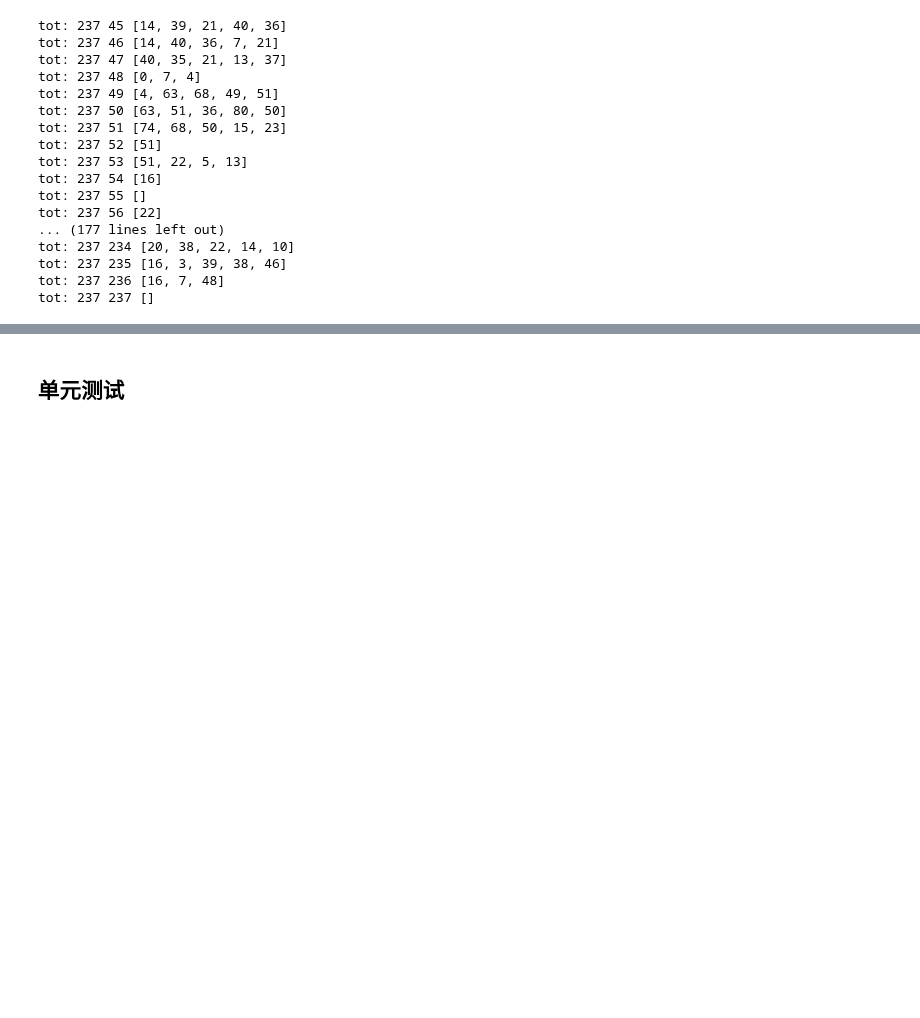
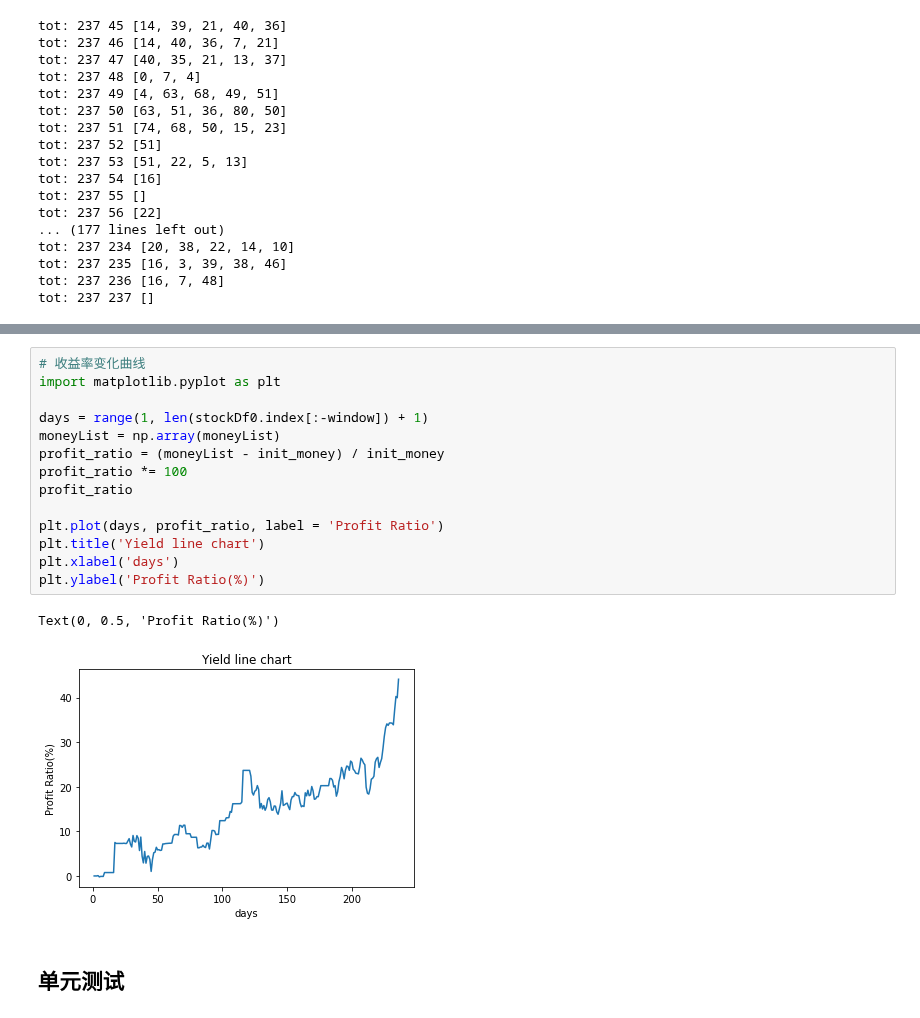
Before and after one commit to OreNoo/KandianPro, a Jupyter notebook: FinancialDataAnalysis/strategies/SimulatedTradingStrategy.ipynb, the cells around one changed output, grey strips where cells are left out. Saved outputs shown, nothing was run; the diff lists cells and outputs as text; blank space fills up the shorter version.

```diff
--- a/FinancialDataAnalysis/strategies/SimulatedTradingStrategy.ipynb
+++ b/FinancialDataAnalysis/strategies/SimulatedTradingStrategy.ipynb
@@ -234,3 +242,20 @@ final total money: 1191629.0830539805
+# %%
+# 收益率变化曲线
+import matplotlib.pyplot as plt
+
+days = range(1, len(stockDf0.index[:-window]) + 1)
+moneyList = np.array(moneyList)
+profit_ratio = (moneyList - init_money) / init_money
+profit_ratio *= 100
+profit_ratio
+
+plt.plot(days, profit_ratio, label = 'Profit Ratio')
+plt.title('Yield line chart')
+plt.xlabel('days')
+plt.ylabel('Profit Ratio(%)')
+# %% [output]
+Text(0, 0.5, 'Profit Ratio(%)')
+[figure, added]
 # %% [markdown]
 ## 单元测试
 # %%
```
Also changed, not shown: parts of 1 cell of this notebook, 1 other file.
